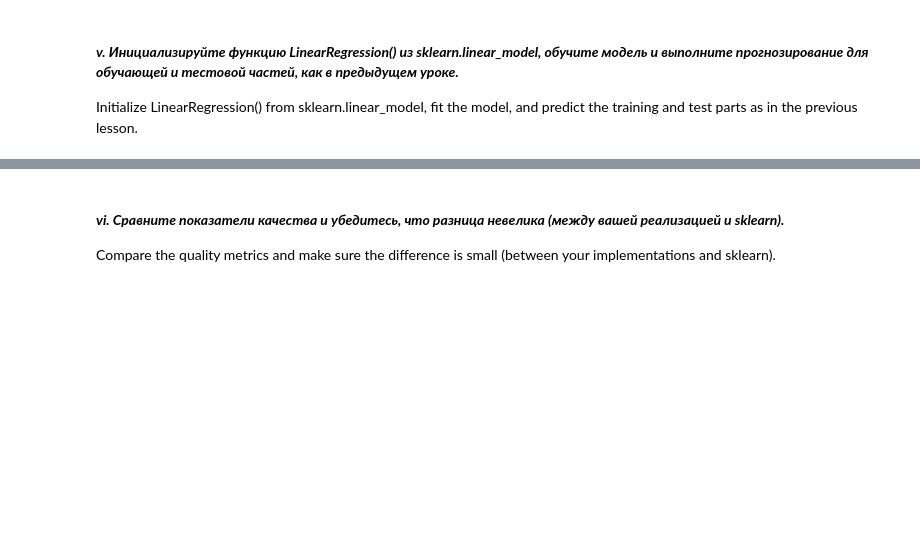
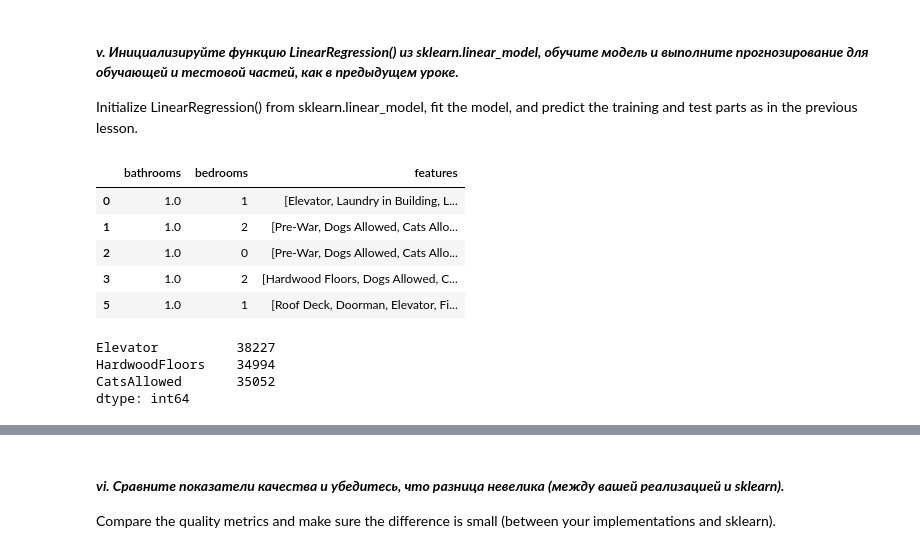
Before and after one commit to RunForJoy/core-linear-regression, a Jupyter notebook: src/ml.ipynb, the cells around one changed output, grey strips where cells are left out. Cells and saved outputs as stored; diff of their text form; code cells hidden in the pictures; blank space fills up the shorter version.

```diff
--- a/src/ml.ipynb
+++ b/src/ml.ipynb
@@ -906 +937,10 @@ y_pred_lr_train = lr.predict(X_train)
+# %%
+data_test[cols].head(5)
+# %% [output]
+|  | bathrooms | bedrooms | features |
+| 0 | 1.0 | 1 | [Elevator, Laundry in Building, L... |
+| 1 | 1.0 | 2 | [Pre-War, Dogs Allowed, Cats Allo... |
+| 2 | 1.0 | 0 | [Pre-War, Dogs Allowed, Cats Allo... |
+| 3 | 1.0 | 2 | [Hardwood Floors, Dogs Allowed, C... |
+| 5 | 1.0 | 1 | [Roof Deck, Doorman, Elevator, Fi... |
 # %%
@@ -908,0 +951,7 @@ y_pred_lr_train = lr.predict(X_train)
+# %%
+data_test[top_20].sum().head(3)
+# %% [output]
+Elevator          38227
+HardwoodFloors    34994
+CatsAllowed       35052
+dtype: int64
```
Also changed, not shown: parts of 22 cells of this notebook.
